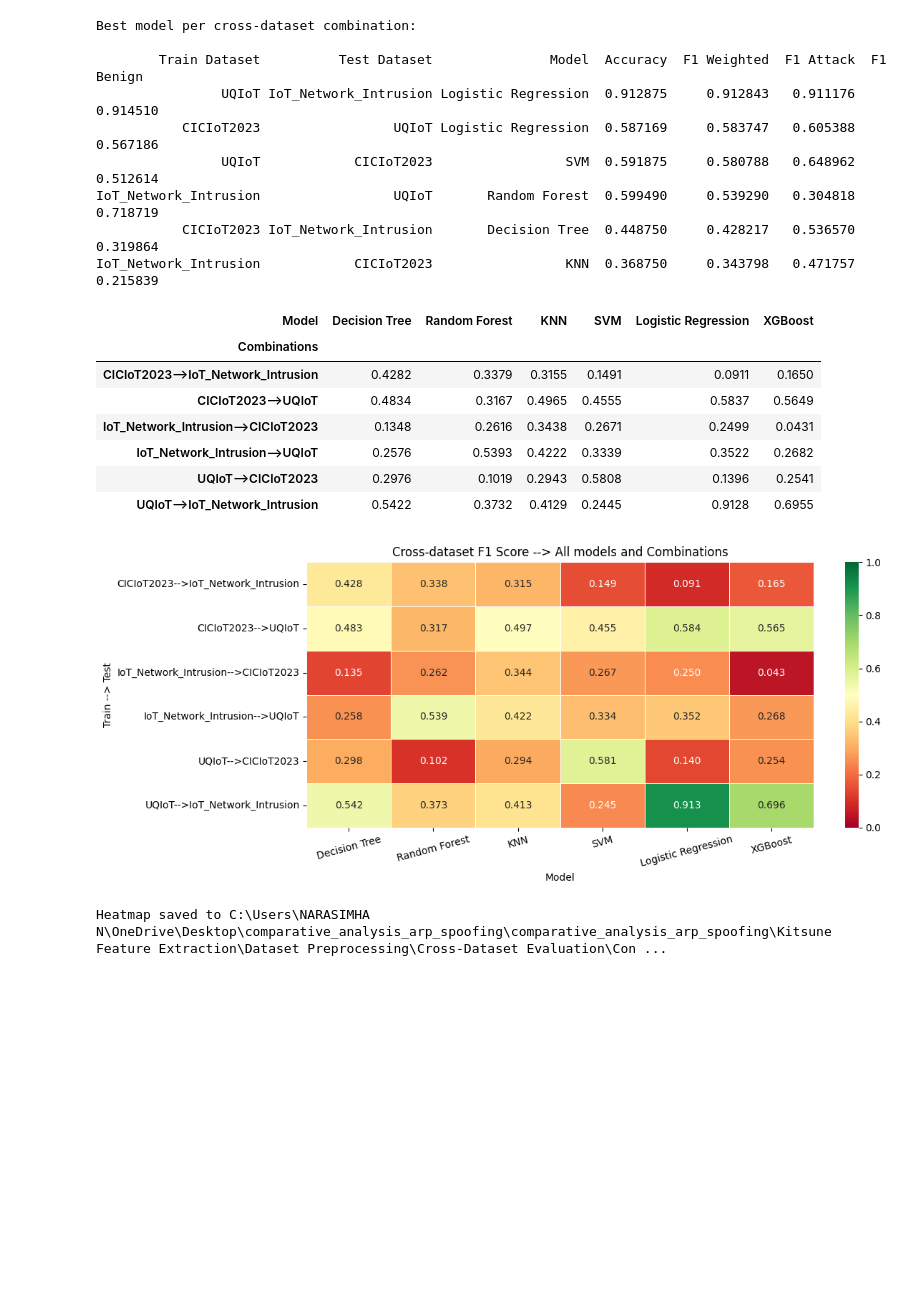
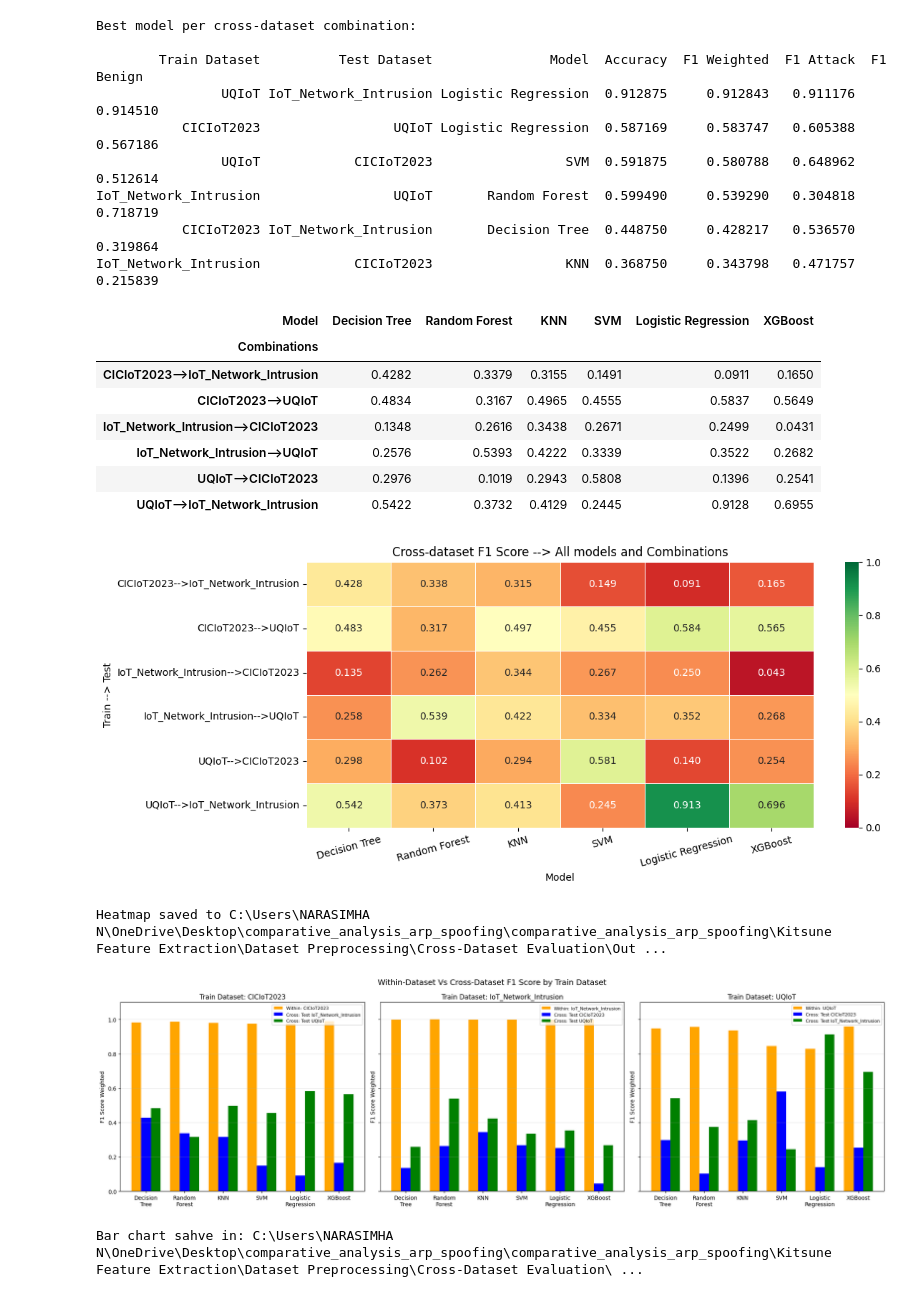
Before and after one commit to Narasimha-N/comparative_analysis_arp_spoofing, a Jupyter notebook: Kitsune Feature Extraction/Data Preprocessing/Cross-Dataset Evaluation/Cross_Dataset-Evaluation.ipynb, the cells around one changed output. Saved outputs shown, nothing was run; the diff lists cells and outputs as text; code cells hidden in the pictures; blank space fills up the shorter version.

Commit message:
Added barchart and summary of findings of compare within and cross-dataset performace

```diff
--- a/Kitsune Feature Extraction/Data Preprocessing/Cross-Dataset Evaluation/Cross_Dataset-Evaluation.ipynb
+++ b/Kitsune Feature Extraction/Data Preprocessing/Cross-Dataset Evaluation/Cross_Dataset-Evaluation.ipynb
@@ -36,7 +36,7 @@ IoT_NID_Test= r"C:\Users\NARASIMHA N\OneDrive\Desktop\comparative_analysis_arp_s
 UQIoT_Train= r"C:\Users\NARASIMHA N\OneDrive\Desktop\comparative_analysis_arp_spoofing\comparative_analysis_arp_spoofing\Kitsune Feature Extraction\Dataset Preprocessing\UQ-IoT Dataset\Testing and Training CSVs\UQ-IoT_train.csv"
 UQIoT_Test= r"C:\Users\NARASIMHA N\OneDrive\Desktop\comparative_analysis_arp_spoofing\comparative_analysis_arp_spoofing\Kitsune Feature Extraction\Dataset Preprocessing\UQ-IoT Dataset\Testing and Training CSVs\UQ-IoT_test.csv"
 
-Output_Dir= r"C:\Users\NARASIMHA N\OneDrive\Desktop\comparative_analysis_arp_spoofing\comparative_analysis_arp_spoofing\Kitsune Feature Extraction\Dataset Preprocessing\Cross-Dataset Evaluation\Confusion Matrix"
+Output_Dir= r"C:\Users\NARASIMHA N\OneDrive\Desktop\comparative_analysis_arp_spoofing\comparative_analysis_arp_spoofing\Kitsune Feature Extraction\Dataset Preprocessing\Cross-Dataset Evaluation\Outputs"
 
 Label_columns= "label"
 
@@ -392,6 +392,72 @@ print(f"Heatmap saved to {heatmap_path}")
 | UQIoT-->CICIoT2023 | 0.2976 | 0.1019 | 0.2943 | 0.5808 | 0.1396 | 0.2541 |
 | UQIoT-->IoT_Network_Intrusion | 0.5422 | 0.3732 | 0.4129 | 0.2445 | 0.9128 | 0.6955 |
 [figure]
-Heatmap saved to C:\Users\NARASIMHA N\OneDrive\Desktop\comparative_analysis_arp_spoofing\comparative_analysis_arp_spoofing\Kitsune Feature Extraction\Dataset Preprocessing\Cross-Dataset Evaluation\Con ...
+Heatmap saved to C:\Users\NARASIMHA N\OneDrive\Desktop\comparative_analysis_arp_spoofing\comparative_analysis_arp_spoofing\Kitsune Feature Extraction\Dataset Preprocessing\Cross-Dataset Evaluation\Out ...
 # %%
-# Bar chart to compare within and Cross dataset performance
+# Drawing bar chart to compare the performance of the models within dataset and cross dataset performance
+
+within_dataset_scores = {
+    "Decision Tree": {"CICIoT2023": 0.9832, "IoT_Network_Intrusion": 0.9995, "UQIoT": 0.9482},
+    "Random Forest": {"CICIoT2023": 0.9867, "IoT_Network_Intrusion": 0.9999, "UQIoT": 0.9574},
+    "KNN": {"CICIoT2023": 0.9803, "IoT_Network_Intrusion": 0.9991, "UQIoT":0.9360},
+    "SVM": {"CICIoT2023": 0.9743, "IoT_Network_Intrusion": 0.9991, "UQIoT": 0.8464},
+    "Logistic Regression": {"CICIoT2023": 0.9747, "IoT_Network_Intrusion": 0.9993, "UQIoT": 0.8283},
+    "XGBoost": {"CICIoT2023": 0.9886, "IoT_Network_Intrusion": 0.9999, "UQIoT": 0.9583}
+}
+
+cross_test_targets = {
+    "CICIoT2023": ["IoT_Network_Intrusion","UQIoT"],
+    "IoT_Network_Intrusion": ["CICIoT2023","UQIoT"],
+    "UQIoT": ["CICIoT2023","IoT_Network_Intrusion"]
+}
+
+datasets= ["CICIoT2023","IoT_Network_Intrusion","UQIoT"]
+model_names=list(within_dataset_scores.keys())
+
+fig, axes=plt.subplots(1,3,figsize=(20,6), sharey=True)
+
+for ax, train_dataset in zip(axes, datasets):
+    test_target_1=cross_test_targets[train_dataset][0]
+    test_target_2=cross_test_targets[train_dataset][1]
+
+    within_scores=[within_dataset_scores[model][train_dataset] for model in model_names]
+
+    cross_scores_1=[]
+    for model in model_names:
+        row=results_df[(results_df["Train Dataset"]==train_dataset) & (results_df["Test Dataset"]==test_target_1) & (results_df["Model"]==model)]['F1 Weighted'].values
+        cross_scores_1.append(float(row[0]) if len(row) > 0 else 0)
+
+    cross_scores_2=[]
+    for model in model_names:
+        row=results_df[(results_df["Train Dataset"]==train_dataset) & (results_df["Test Dataset"]==test_target_2) & (results_df["Model"]==model)]['F1 Weighted'].values
+        cross_scores_2.append(float(row[0]) if len(row) > 0 else 0)
+
+    x=np.arange(len(model_names))
+
+    width=0.25
+
+    ax.bar(x-width, within_scores, width, label=f"Within: {train_dataset}", color='orange')
+    ax.bar(x, cross_scores_1, width, label=f"Cross: Test {test_target_1}", color='blue')
+    ax.bar(x+width, cross_scores_2, width, label=f"Cross: Test {test_target_2}", color='green')
+
+    ax.set_title(f"Train Dataset: {train_dataset}")
+    ax.set_xticks(x)
+    ax.set_xticklabels([model.replace(' ','\n') for model in model_names])
+    ax.set_ylim(0,1.1)
+    ax.set_ylabel("F1 Score Weighted")
+    ax.legend(fontsize=8)
+    ax.grid(axis='y', alpha=0.3)
+
+plt.suptitle('Within-Dataset Vs Cross-Dataset F1 Score by Train Dataset', fontsize=14)
+plt.tight_layout()
+
+
+bar_chart_path=os.path.join(Output_Dir,"within_vs_cross_dataset_comparison.png")
+plt.savefig(bar_chart_path, dpi=150, bbox_inches='tight')
+plt.show()
+plt.close()
+
+print(f"Bar chart sahve in: {bar_chart_path}")
+# %% [output]
+[figure, added]
+Bar chart sahve in: C:\Users\NARASIMHA N\OneDrive\Desktop\comparative_analysis_arp_spoofing\comparative_analysis_arp_spoofing\Kitsune Feature Extraction\Dataset Preprocessing\Cross-Dataset Evaluation\ ...
```
Also changed, not shown: parts of 4 cells of this notebook, 2 other files.
